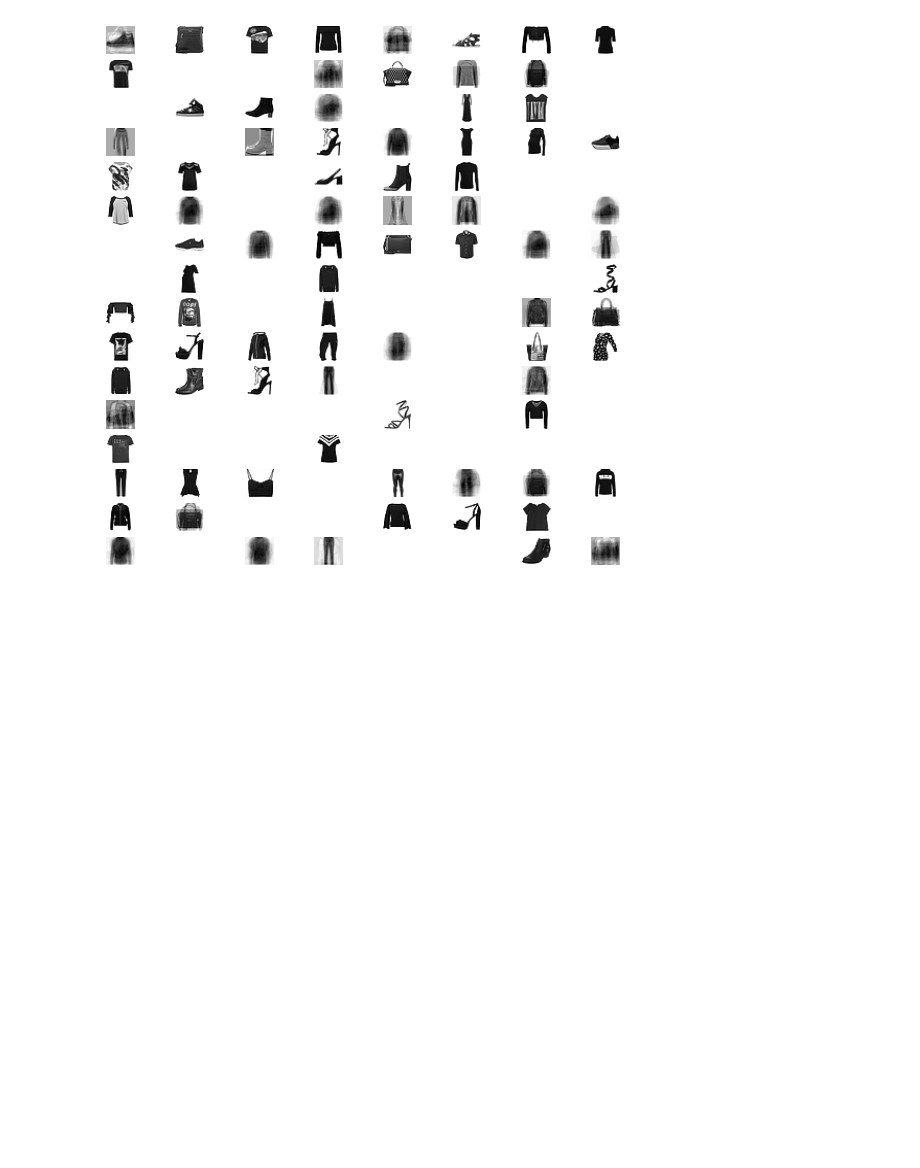
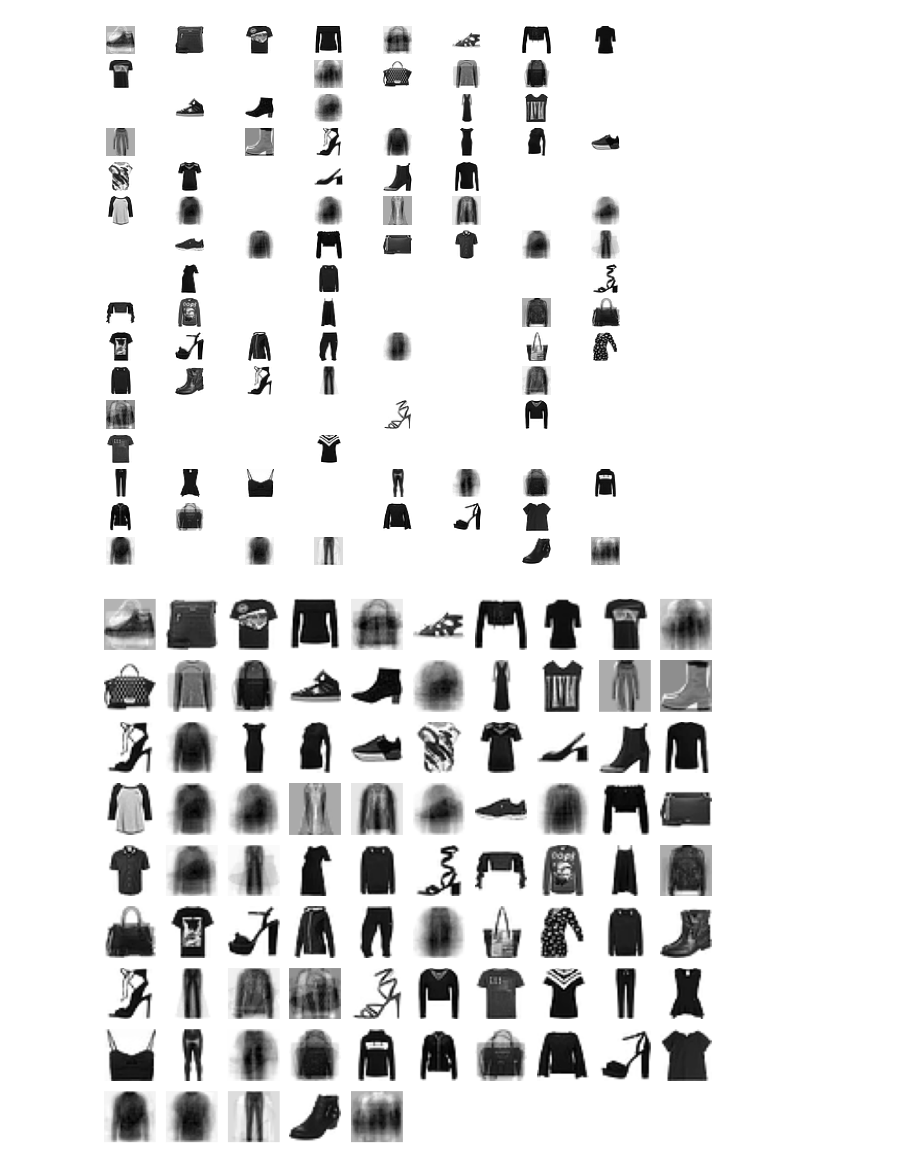
Before and after one commit to Shubbair/PrivacyBackdoor, a Jupyter notebook: recover_data.ipynb, the cells around one changed output. Cells and saved outputs as stored; diff of their text form; code cells hidden in the pictures; blank space fills up the shorter version.

```diff
--- a/recover_data.ipynb
+++ b/recover_data.ipynb
@@ -50,3 +50,20 @@ for i in range(num_images, len(axes)):
 plt.show()
 # %% [output]
 [figure]
+# %%
+# show only clear images
+threshold = 0.5
+clear_images = [img for img in recovered_images if img.abs().max() > threshold]
+
+num_clear = len(clear_images)
+num_cols = 10
+num_rows = math.ceil(num_clear / num_cols)
+
+plt.figure(figsize=(num_cols, num_rows)) # expand figure size by multiply rows, cols with 2 for example
+for i, img in enumerate(clear_images):
+    plt.subplot(num_rows, num_cols, i + 1)
+    plt.imshow(img.reshape(28,28), cmap='binary')
+    plt.axis('off')
+plt.show()
+# %% [output]
+[figure, added]
```
Also changed, not shown: 1 other file.
